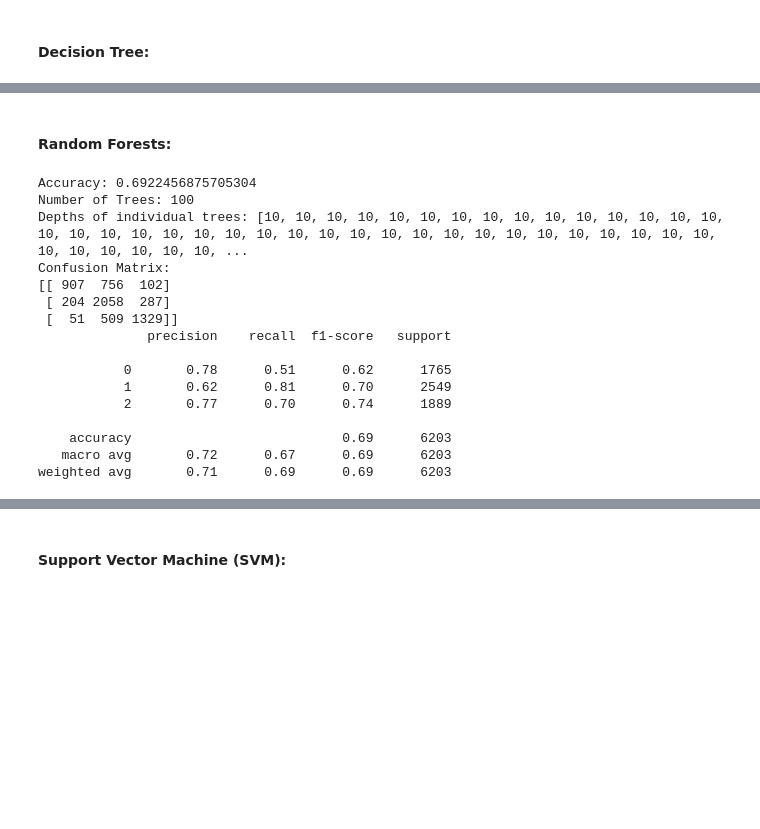
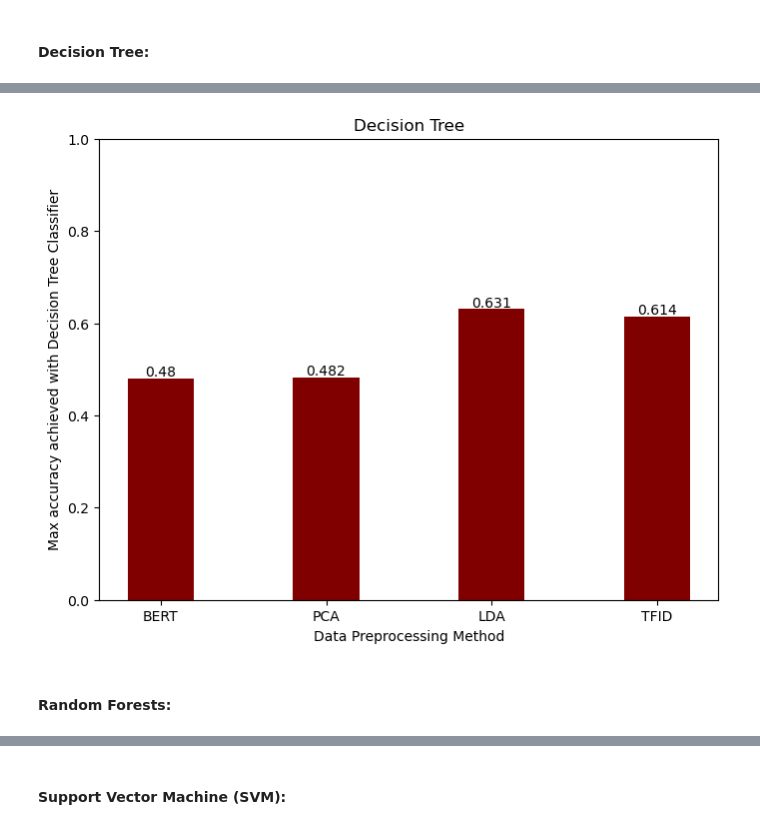
Before and after one commit to kp-19/CSL2050-Course-Project, a Jupyter notebook: master_file.ipynb, the cells around one changed output, grey strips where cells are left out. Saved outputs shown, nothing was run; the diff lists cells and outputs as text; code cells hidden in the pictures; blank space fills up the shorter version.

```diff
--- a/master_file.ipynb
+++ b/master_file.ipynb
@@ -403,52 +546,18 @@ Validation Accuracy: 0.6598420119297115
+# %%
+# Bar plot comparing best accuracy scores for different dataset types:
+plt.figure(figsize=(8,6))
+dataset_type = ["BERT", "PCA", "LDA", "TFID"]
+accuracy_values = [DT_bert_best_accuracy,DT_pca_best_accuracy,DT_lda_best_accuracy,DT_tfid_best_accuracy]
+
+plt.bar(dataset_type, accuracy_values, color ='maroon', width = 0.4)
+for i, value in enumerate(accuracy_values):
+    plt.text(i, value + 0.005, str(round(value,3)), ha='center')
+plt.xlabel("Data Preprocessing Method")
+plt.ylabel("Max accuracy achieved with Decision Tree Classifier")
+plt.title("Decision Tree")
+plt.gca().set_ylim(0, 1)
+plt.show()
+# %% [output]
+[figure, added]
 # %% [markdown]
 #### Random Forests:
-# %%
-from sklearn.ensemble import RandomForestClassifier
-from sklearn.metrics import accuracy_score, confusion_matrix, classification_report
-
-# Initialize and train the Random Forest classifier with max_depth=500
-rf_classifier = RandomForestClassifier(n_estimators=100, max_depth=100, random_state=42)
-rf_classifier.fit(X_train, y_train)
-
-# Predict on the test set
-predictions = rf_classifier.predict(X_test)
-
-# Evaluate the model
-accuracy = accuracy_score(y_test, predictions)
-print("Accuracy:", accuracy)
-
-# Get the number of trees in the forest
-n_trees = rf_classifier.n_estimators
-print("Number of Trees:", n_trees)
-
-# Access individual trees and print their depths
-tree_depths = [min(estimator.tree_.max_depth, 10) for estimator in rf_classifier.estimators_]
-print("Depths of individual trees:", tree_depths)
-
-# Predict on the test set
-predictions = rf_classifier.predict(X_test)
-
-# Evaluate the model
-conf_matrix = confusion_matrix(y_test, predictions)
-print("Confusion Matrix:")
-print(conf_matrix)
-
-# Print performance metrics
-print(classification_report(y_test, predictions))
-# %% [output]
-Accuracy: 0.6922456875705304
-Number of Trees: 100
-Depths of individual trees: [10, 10, 10, 10, 10, 10, 10, 10, 10, 10, 10, 10, 10, 10, 10, 10, 10, 10, 10, 10, 10, 10, 10, 10, 10, 10, 10, 10, 10, 10, 10, 10, 10, 10, 10, 10, 10, 10, 10, 10, 10, 10, 10, ...
-Confusion Matrix:
-[[ 907  756  102]
- [ 204 2058  287]
- [  51  509 1329]]
-              precision    recall  f1-score   support
-
-           0       0.78      0.51      0.62      1765
-           1       0.62      0.81      0.70      2549
-           2       0.77      0.70      0.74      1889
-
-    accuracy                           0.69      6203
-   macro avg       0.72      0.67      0.69      6203
-weighted avg       0.71      0.69      0.69      6203
```
Also changed, not shown: parts of 62 cells of this notebook, 1 other file.
